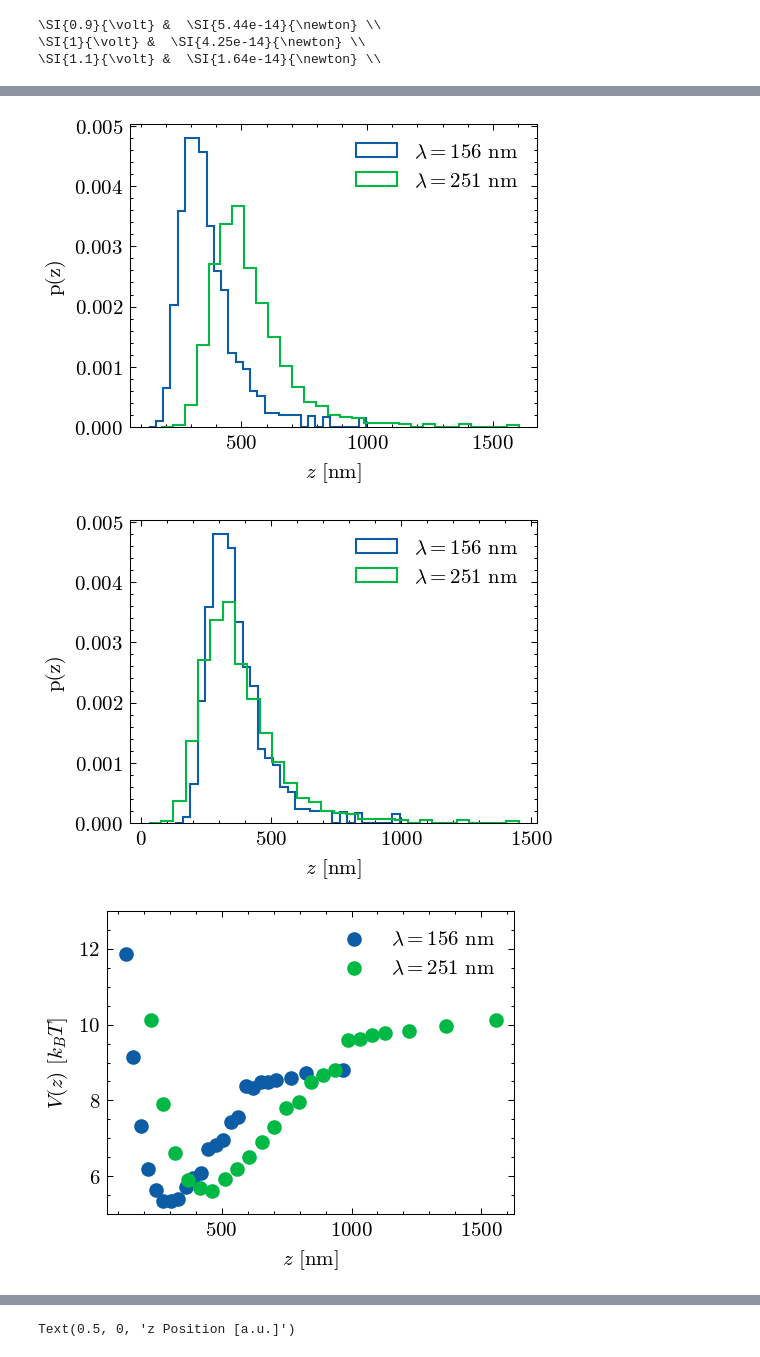
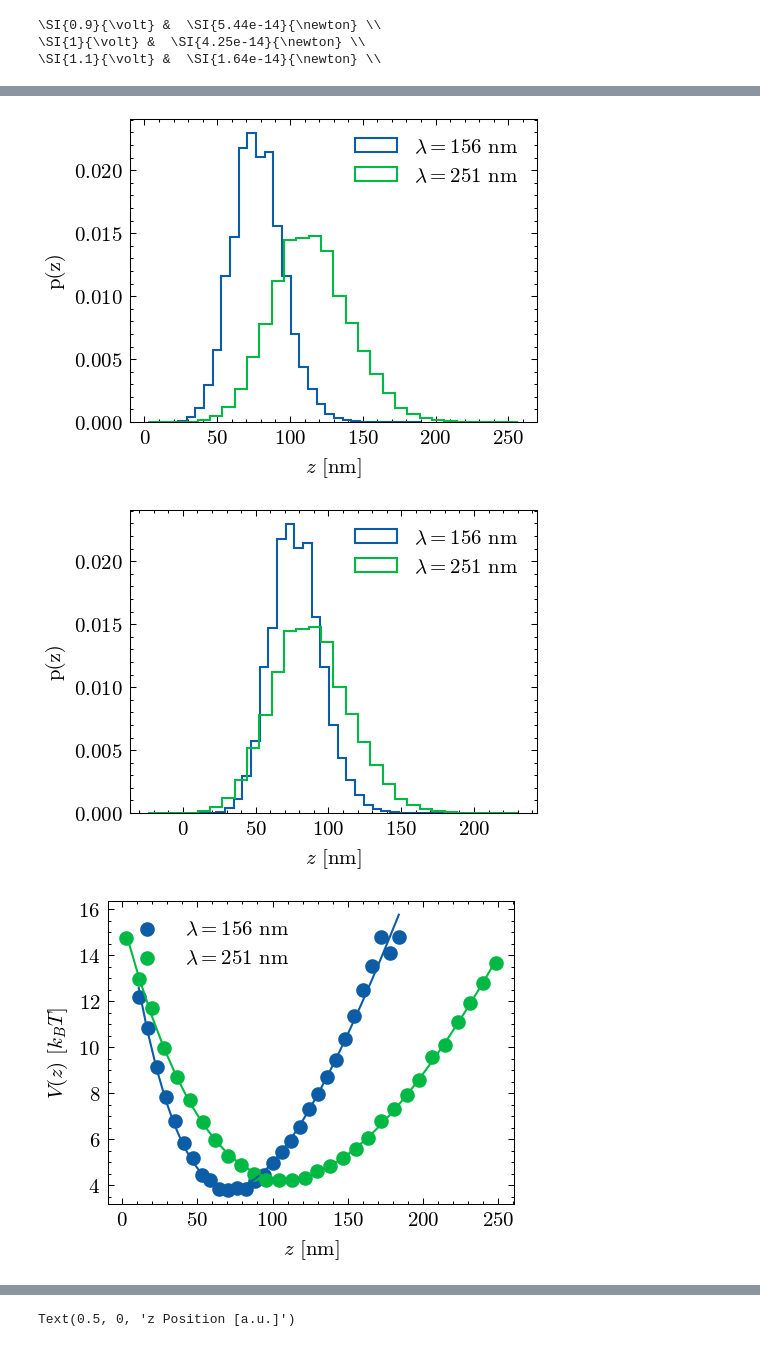
Before and after one commit to emhl/FP2, a Jupyter notebook: evaneszenz.ipynb, the cells around one changed output, grey strips where cells are left out. Saved outputs shown, nothing was run; the diff lists cells and outputs as text; code cells hidden in the pictures.

```diff
--- a/evaneszenz.ipynb
+++ b/evaneszenz.ipynb
@@ -178,11 +212,12 @@ plt.savefig(outdir + 'hist_z_trapped.pdf')
 def pot(z, a, b, c, d, e):
     return a*np.exp(-b*(z-c)) + d*(z-c) + e
 # %%
+forces = []
 plt.figure()
 for i,( dat , i_0p, lp)  in enumerate(zip(data2, i_0, lamb)):
-    if i >= 3:
+    if i >= 4:
         continue
-    zp = np.array(z(dat[1], 2, lp))
+    zp = np.array(z(dat[1]+1, 2, lp))
     # print(min(zp),max(zp))
     zh = np.histogram(zp,range=(min(zp),max(zp)),bins=30,density=True)
     vz = -np.log(zh[0])
@@ -193,13 +228,16 @@ for i,( dat , i_0p, lp)  in enumerate(zip(data2, i_0, lamb)):
     zc = zc[~np.isinf(vz)]
     vz = vz[~np.isinf(vz)]
     plt.scatter(zc,vz,label=f"{data2_labels[i]}")
-    # cov, pcov = curve_fit(pot,zc,vz)
-    # plt.plot(zc,pot(zc,*cov),label=f"{data2_labels[i]} fit")
+    cov, pcov = curve_fit(pot,zc,vz,p0=[20,0.1,20,0,0])
+    forces.append(uf(cov[3],np.diag(pcov)[3]))
+    print(cov, f"{forces[i]:L}")
+    plt.plot(zc,pot(zc,*cov),)#label=f"{data2_labels[i]} fit")
 # plt.xlim(-0.5,1)
 plt.legend()
-plt.ylim(5,13)
-
+# plt.ylim(5,13)
+forces = unp.uarray(nv(forces),sd(forces))
 plt.ylabel("$V(z)$ [$k_BT$]")
 plt.xlabel("$z$ [nm]")
 plt.savefig(outdir + 'potential_trapped.pdf')
+forces
 # %% [output]
@@ -222,0 +275,16 @@ plt.savefig(outdir + 'force_extrapolation.pdf')
+# %%
+def linfit(x,a,b):
+    return a*x+b
+plt.figure()
+plt.scatter(v2[:4],nv(forces[:4])*kbT)
+cov, pcov = curve_fit(linfit,v2[:3],np.array(nv(forces[:3]))*kbT)
+
+print
+vl = np.linspace(0,1.2,100)
+plt.plot(vl,linfit(vl,*cov),label=f"fit: {uf(cov[0],pcov[0][0])}x + {uf(cov[1],pcov[1][1])}")
+
+plt.scatter(0,5.2e-15,c='k', label='theoretical value')
+
+plt.ylabel("$F$ [N]")
+plt.xlabel("$U$ [V]")
+plt.savefig(outdir + 'force_extrapolation_with_theo.pdf')
@@ -232,7 +302,7 @@ plt.figure()
 for i,( dat , i_0p, lp)  in enumerate(zip(data2, i_0, lamb)):
     if i >= 2:
         continue
-    ni = np.histogram(dat[1],bins=50)
+    ni = np.histogram(dat[1]+1,bins=50)
     ip = (ni[1][:-1]+ni[1][1:])/2
     zp = np.array(z(ip, 2, lp))
 
@@ -252,8 +322,8 @@ Text(0.5, 0, 'z [nm]')
 # %%
 plt.figure()
 
-plt.hist(z(data2[1][1], 2, lamb[1]),bins=30,density=True,histtype='step',label=rf"$\lambda = {lamb[1]}$ nm")
-plt.hist(z(data2[4][1], 2, lamb[4]),bins=30,density=True,histtype='step',label=rf"$\lambda = {lamb[4]}$ nm")
+plt.hist(z(data2[1][1]+1, 2, lamb[1]),bins=30,density=True,histtype='step',label=rf"$\lambda = {lamb[1]}$ nm")
+plt.hist(z(data2[4][1]+1, 2, lamb[4]),bins=30,density=True,histtype='step',label=rf"$\lambda = {lamb[4]}$ nm")
 
 # plt.xlim(-0.5,1)
 plt.legend()
@@ -262,12 +332,12 @@ plt.ylabel("p(z)")
 plt.xlabel("$z$ [nm]")
 plt.savefig(outdir + 'hist_z_lambda_i0_2.pdf')
 # %% [output]
-[figure, old version]
+[figure, new version]
 # %%
 plt.figure()
 
-plt.hist(z(data2[1][1], 2, lamb[1]),bins=30,density=True,histtype='step',label=rf"$\lambda = {lamb[1]}$ nm")
-plt.hist(z(data2[4][1], 1.1, lamb[4]),bins=30,density=True,histtype='step',label=rf"$\lambda = {lamb[4]}$ nm")
+plt.hist(z(data2[1][1]+1, 2, lamb[1]),bins=30,density=True,histtype='step',label=rf"$\lambda = {lamb[1]}$ nm")
+plt.hist(z(data2[4][1]+1, 1.8, lamb[4]),bins=30,density=True,histtype='step',label=rf"$\lambda = {lamb[4]}$ nm")
 
 # plt.xlim(-0.5,1)
 plt.legend()
@@ -276,38 +346,38 @@ plt.ylabel("p(z)")
 plt.xlabel("$z$ [nm]")
 plt.savefig(outdir + 'hist_z_lambda_comp.pdf')
 # %% [output]
-[figure, old version]
+[figure, new version]
 # %%
 plt.figure()
 for i,( dat , i_0p, lp)  in enumerate(zip(data2, i_0, lamb)):
     if i != 1 and i != 4:
         continue
     if i == 1:
-        zp = np.array(z(dat[1], 2, lp))
+        zp = np.array(z(dat[1]+1, 2, lp))
     elif i == 4:
-        zp = np.array(z(dat[1], 2, lp))
+        zp = np.array(z(dat[1]+1, 2, lp))
     # zp = np.array(z(dat[1], 2, lp))
     # print(min(zp),max(zp))
     zh = np.histogram(zp,range=(min(zp),max(zp)),bins=30,density=True)
     vz = -np.log(zh[0])
     # print(zh,vz)
     # remove nan and inf
     zc = zh[1][:-1][~np.isnan(vz)]
     vz = vz[~np.isnan(vz)]
     zc = zc[~np.isinf(vz)]
     vz = vz[~np.isinf(vz)]
     plt.scatter(zc,vz,label=rf"$\lambda = {lp}$ nm")
-    # cov, pcov = curve_fit(pot,zc,vz)
-    # plt.plot(zc,pot(zc,*cov),label=f"{data2_labels[i]} fit")
+    cov, pcov = curve_fit(pot,zc,vz,p0=[20,0.1,20,0,0])
+    plt.plot(zc,pot(zc,*cov))
 # plt.xlim(-0.5,1)
 plt.legend()
-plt.ylim(5,13)
+# plt.ylim(5,13)
 
 plt.ylabel("$V(z)$ [$k_BT$]")
 plt.xlabel("$z$ [nm]")
 plt.savefig(outdir + 'potential_lambda_i0_2.pdf')
 # %% [output]
-[figure, old version]
+[figure, new version]
 # %%
 plt.figure()
 for i,( dat , i_0p, lp)  in enumerate(zip(data2, i_0, lamb)):
```
Also changed, not shown: parts of 10 cells of this notebook.
